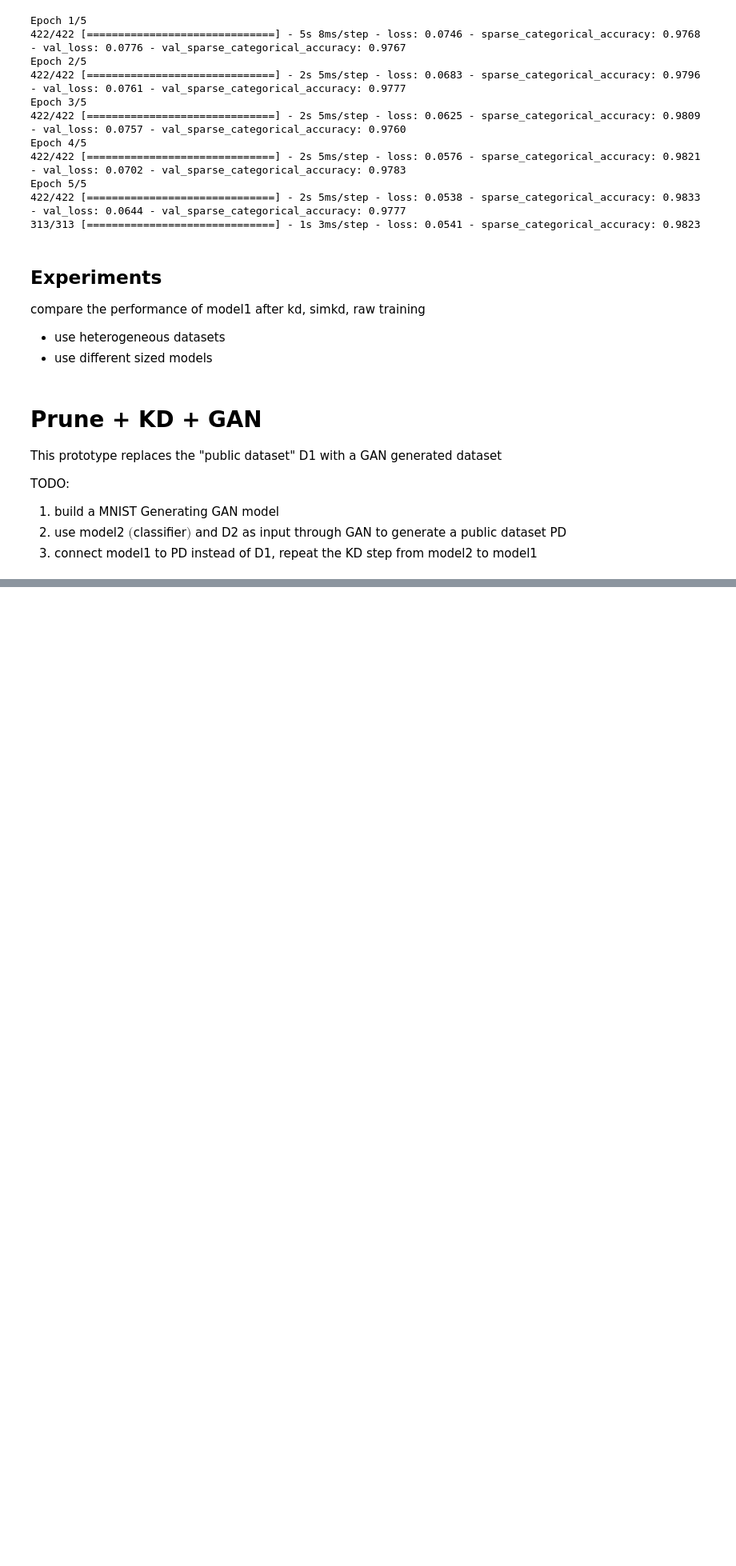
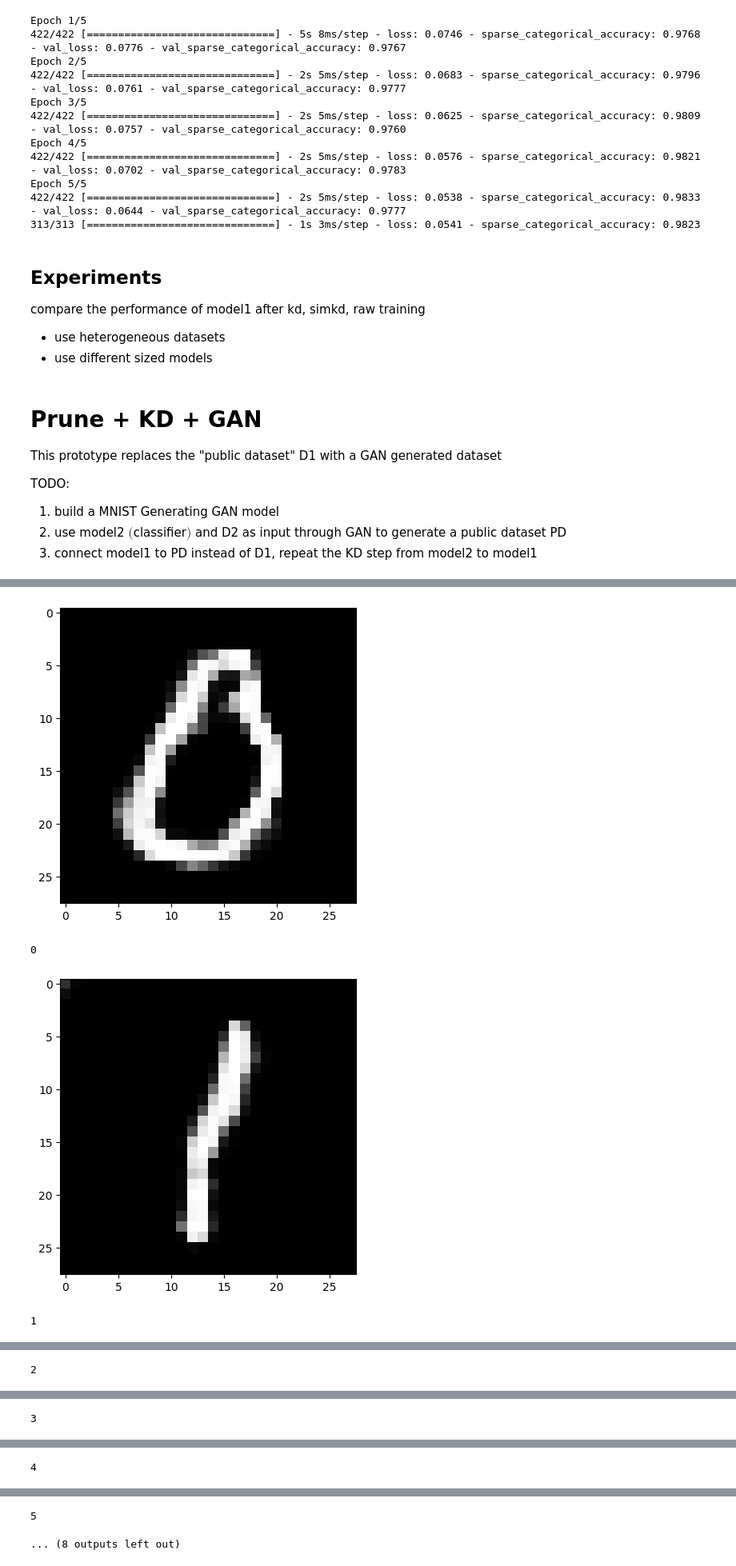
Before and after one commit to ChrisW2420/FedDistill, a Jupyter notebook: Pruning.ipynb, the cells around one changed output, grey strips where cells are left out. Shown at 80% size. Drawn from its saved outputs; the diff is of its cells as text; code cells hidden in the pictures; blank space fills up the shorter version.

```diff
--- a/Pruning.ipynb
+++ b/Pruning.ipynb
@@ -696,0 +996,12 @@ TODO:
+# %%
+cond_gan = ConditionalGAN(
+    discriminator=discriminator, generator=generator, latent_dim=latent_dim
+)
+cond_gan.compile(
+    d_optimizer=keras.optimizers.Adam(learning_rate=0.0003),
+    g_optimizer=keras.optimizers.Adam(learning_rate=0.0003),
+    loss_fn=keras.losses.BinaryCrossentropy(from_logits=True),
+)
+
+dataset = trainDataset(x_train_1, y_train_1)
+cond_gan.fit(dataset, epochs=20)
@@ -696,0 +1094,2 @@ TODO:
+# %%
+D_pseudo = pseudoDataset(1000)
@@ -696,0 +1130,13 @@ TODO:
+# %%
+for idx in range(10):
+  pos = idx*100+20
+  img = D_pseudo[0][pos]
+  label = D_pseudo[1][pos]
+  plt.imshow(img, cmap='gray')
+  plt.show()
+  print(label)
+# %% [output]
+[figure, added]
+0
+[figure, added]
+1
@@ -696,0 +1144 @@ TODO:
+2
@@ -696,0 +1146 @@ TODO:
+3
@@ -696,0 +1148 @@ TODO:
+4
@@ -696,0 +1150,2 @@ TODO:
+5
+... (8 outputs left out)
```
Also changed, not shown: parts of 34 cells of this notebook.
